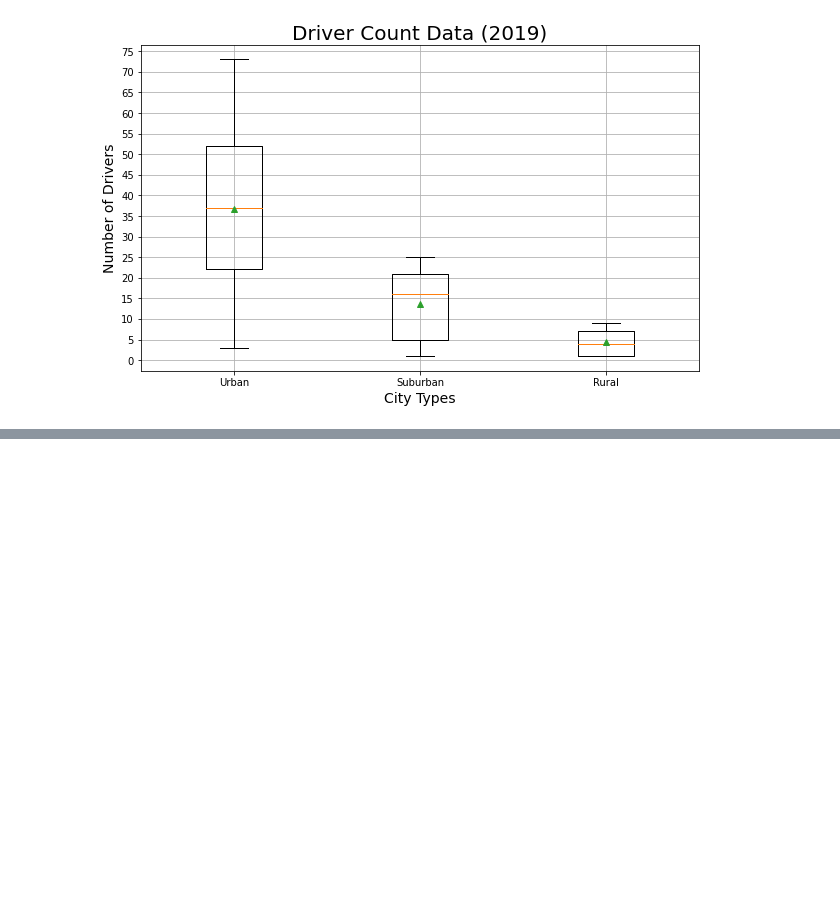
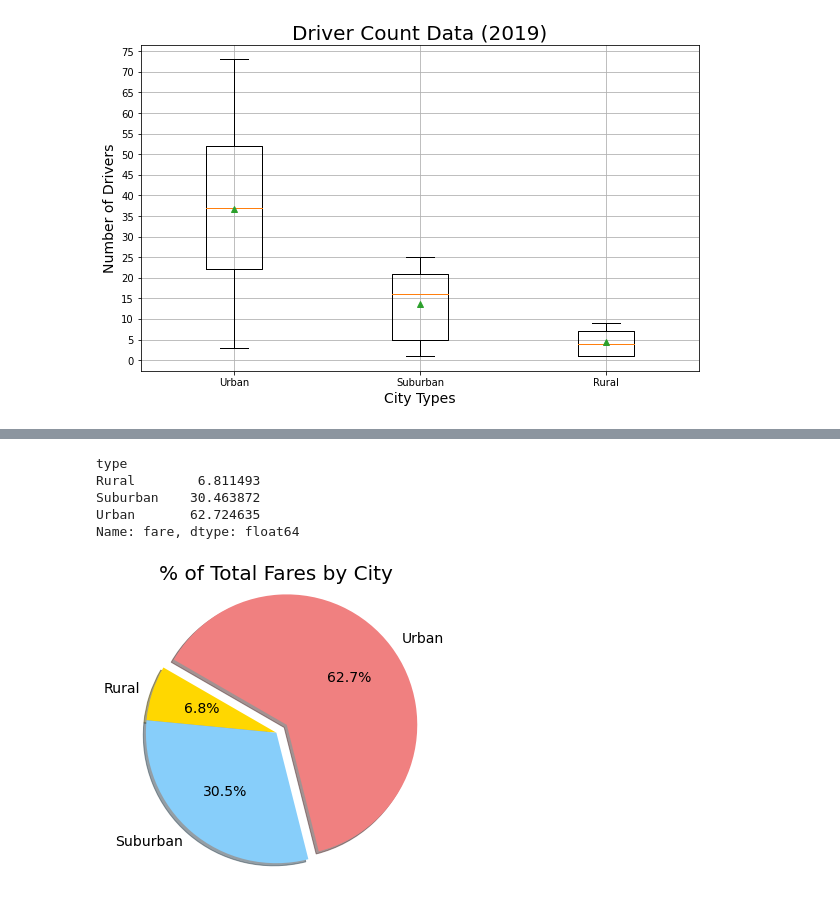
Before and after one commit to sajini-t/PyBer_Analysis, a Jupyter notebook: PyBer.ipynb, the cells around one changed output, grey strips where cells are left out. Drawn from its saved outputs; the diff is of its cells as text; code cells hidden in the pictures; blank space fills up the shorter version.

Commit message:
% Total Fares by City Pie Chart

```diff
--- a/PyBer.ipynb
+++ b/PyBer.ipynb
@@ -730,0 +740,33 @@ plt.savefig("analysis/Fig4.png")
+# %%
+sum_fares_by_type = pyber_data_df.groupby(["type"])["fare"].sum()
+total_fares = pyber_data_df["fare"].sum()
+type_percents = sum_fares_by_type/total_fares * 100
+type_percents
+# %% [output]
+type
+Rural        6.811493
+Suburban    30.463872
+Urban       62.724635
+Name: fare, dtype: float64
+# %%
+# Import mpl to change the plot configurations using rcParams.
+import matplotlib as mpl
+# Build Pie Chart
+explode_values = (0, 0, 0.1)
+color_values = ["gold", "lightskyblue", "lightcoral"]
+plt.subplots(figsize =(10,6))
+plt.pie(type_percents, explode=explode_values,
+        labels= type_percents.index,
+        colors = color_values,
+        shadow=True,
+        startangle=150,
+        autopct='%.1f%%')
+plt.title("% of Total Fares by City", fontsize=20, y=0.95)
+
+# Change the default font size from 10 to 14.
+mpl.rcParams['font.size'] = 14
+
+# Save Figure
+plt.savefig("analysis/Fig5.png")
+# %% [output]
+[figure, added]
```
Also changed, not shown: parts of 1 cell of this notebook, 1 other file.
